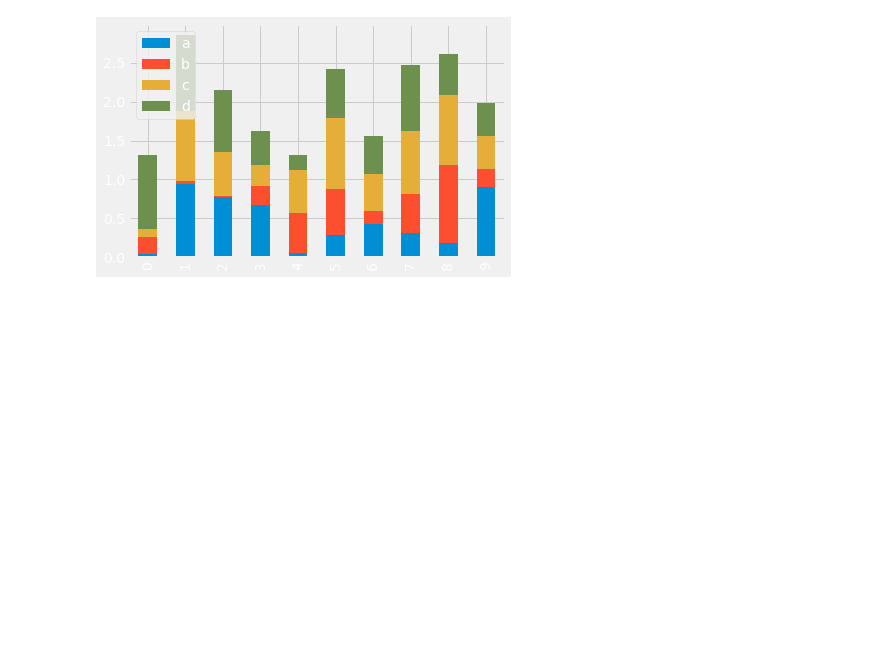
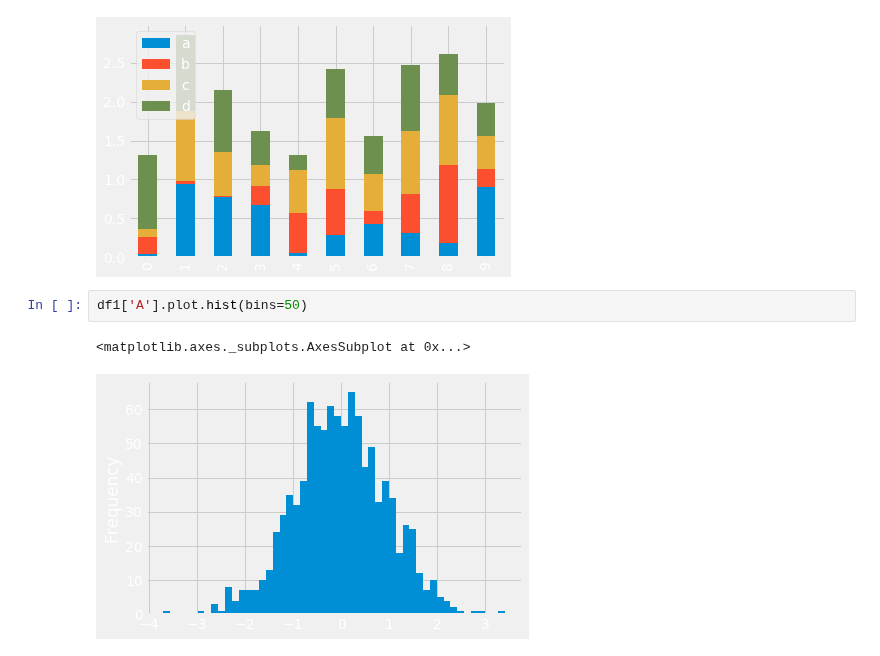
Before and after one commit to ElijahCoding/DataScience, a Jupyter notebook: Pandas/Intermediate/Built-in Data Visualization.ipynb, the cells around one changed output. Cells and saved outputs as stored; diff of their text form; blank space fills up the shorter version.

```diff
--- a/Pandas/Intermediate/Built-in Data Visualization.ipynb
+++ b/Pandas/Intermediate/Built-in Data Visualization.ipynb
@@ -74,3 +74,8 @@ df2.plot.bar(stacked=True)
 # %% [output]
 <matplotlib.axes._subplots.AxesSubplot at 0x...>
 [figure]
+# %%
+df1['A'].plot.hist(bins=50)
+# %% [output]
+<matplotlib.axes._subplots.AxesSubplot at 0x...>
+[figure, added]
```
Also changed, not shown: parts of 3 cells of this notebook.
